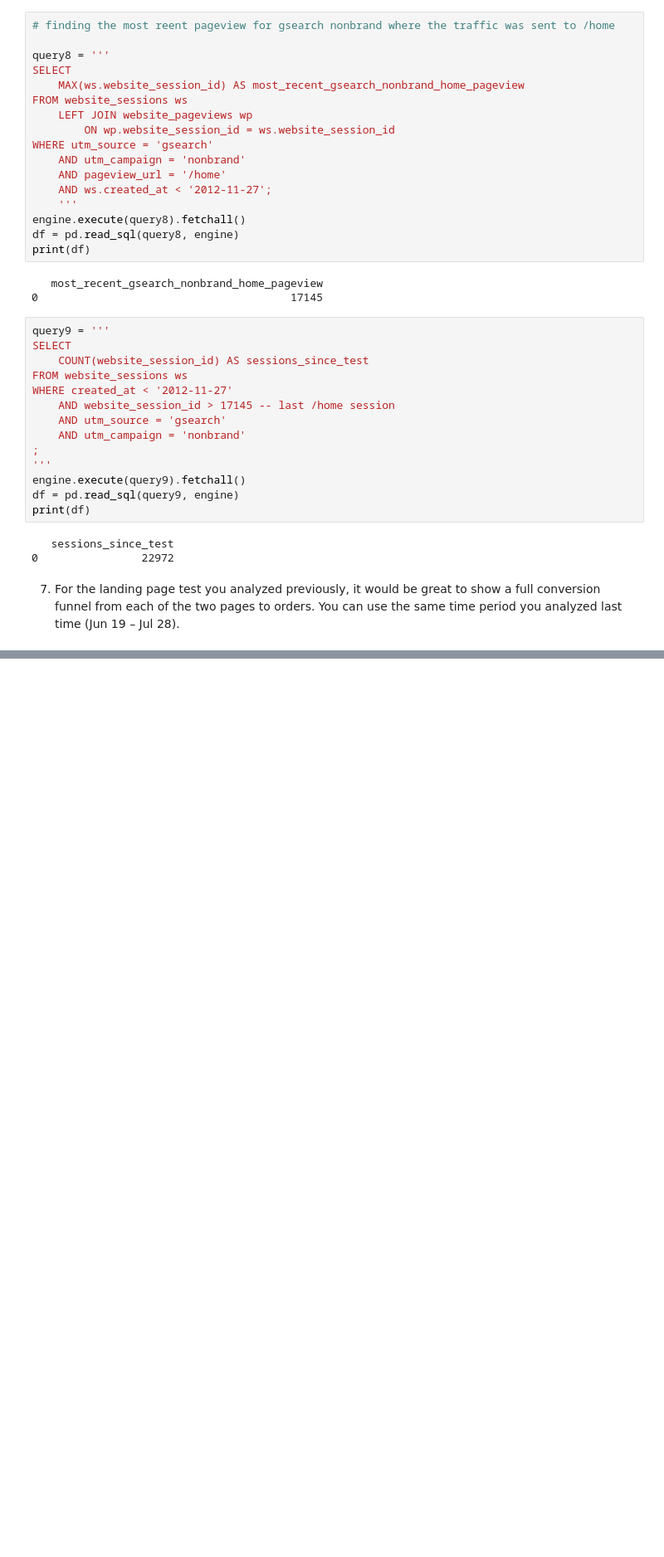
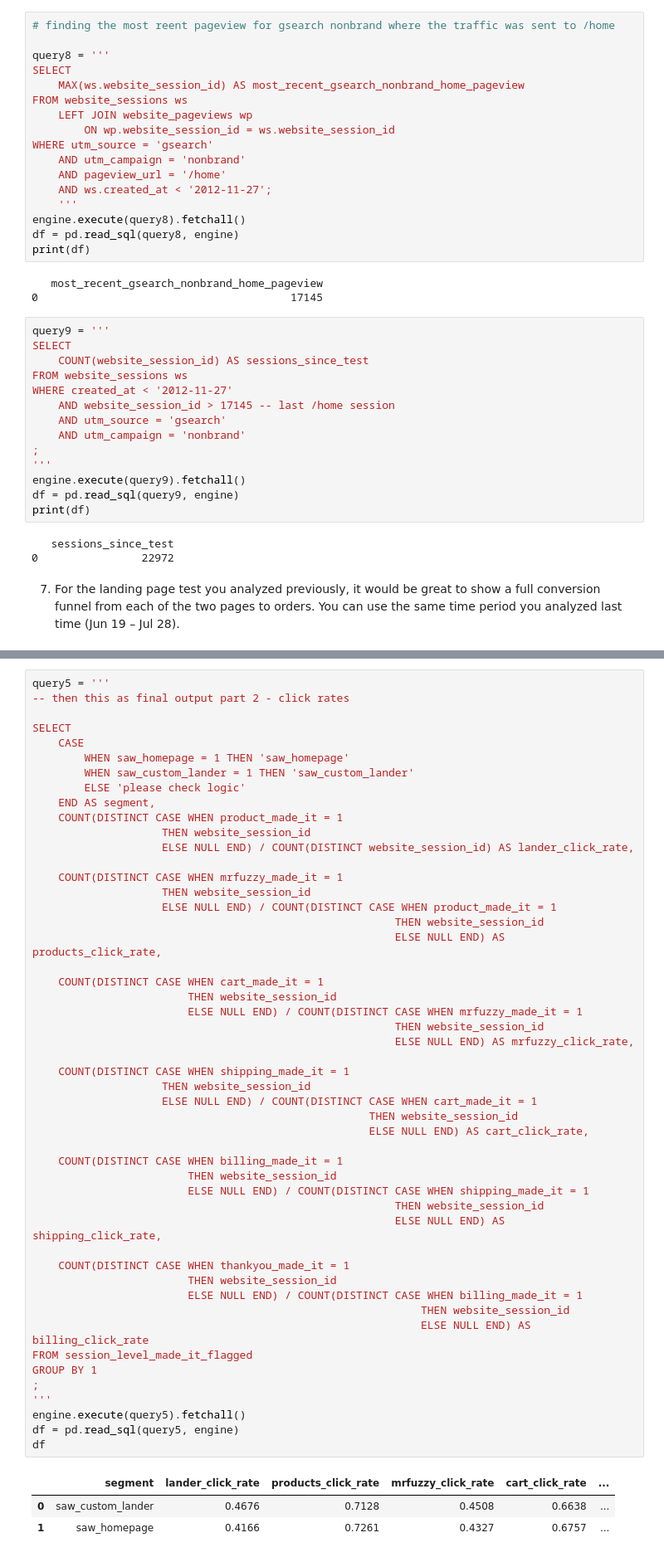
Before and after one commit to roblivesinottawa/ecommerce_project, a Jupyter notebook: notebook/midcourse.ipynb, the cells around one changed output, grey strips where cells are left out. Shown: that part at 83% size. Cells and saved outputs as stored; diff of their text form; blank space fills up the shorter version.

```diff
--- a/notebook/midcourse.ipynb
+++ b/notebook/midcourse.ipynb
@@ -503,0 +640,54 @@ from each of the two pages to orders. You can use the same time period you analy
+# %%
+query5 = '''
+-- then this as final output part 2 - click rates
+
+SELECT
+	CASE
+		WHEN saw_homepage = 1 THEN 'saw_homepage'
+        WHEN saw_custom_lander = 1 THEN 'saw_custom_lander'
+        ELSE 'please check logic'
+	END AS segment,
+	COUNT(DISTINCT CASE WHEN product_made_it = 1
+                    THEN website_session_id
+                    ELSE NULL END) / COUNT(DISTINCT website_session_id) AS lander_click_rate,
+
+    COUNT(DISTINCT CASE WHEN mrfuzzy_made_it = 1
+                    THEN website_session_id
+                    ELSE NULL END) / COUNT(DISTINCT CASE WHEN product_made_it = 1
+                                                        THEN website_session_id
+                                                        ELSE NULL END) AS products_click_rate,
+
+    COUNT(DISTINCT CASE WHEN cart_made_it = 1
+                        THEN website_session_id
+                        ELSE NULL END) / COUNT(DISTINCT CASE WHEN mrfuzzy_made_it = 1
+                                                        THEN website_session_id
+                                                        ELSE NULL END) AS mrfuzzy_click_rate,
+
+    COUNT(DISTINCT CASE WHEN shipping_made_it = 1
+                    THEN website_session_id
+                    ELSE NULL END) / COUNT(DISTINCT CASE WHEN cart_made_it = 1
+                                                    THEN website_session_id
+                                                    ELSE NULL END) AS cart_click_rate,
+
+    COUNT(DISTINCT CASE WHEN billing_made_it = 1
+                        THEN website_session_id
+                        ELSE NULL END) / COUNT(DISTINCT CASE WHEN shipping_made_it = 1
+                                                        THEN website_session_id
+                                                        ELSE NULL END) AS shipping_click_rate,
+
+    COUNT(DISTINCT CASE WHEN thankyou_made_it = 1
+                        THEN website_session_id
+                        ELSE NULL END) / COUNT(DISTINCT CASE WHEN billing_made_it = 1
+                                                            THEN website_session_id
+                                                            ELSE NULL END) AS billing_click_rate
+FROM session_level_made_it_flagged
+GROUP BY 1
+;
+'''
+engine.execute(query5).fetchall()
+df = pd.read_sql(query5, engine)
+df
+# %% [output]
+|  | segment | lander_click_rate | products_click_rate | mrfuzzy_click_rate | cart_click_rate | ... |
+| 0 | saw_custom_lander | 0.4676 | 0.7128 | 0.4508 | 0.6638 | ... |
+| 1 | saw_homepage | 0.4166 | 0.7261 | 0.4327 | 0.6757 | ... |
```
Also changed, not shown: parts of 4 cells of this notebook.
